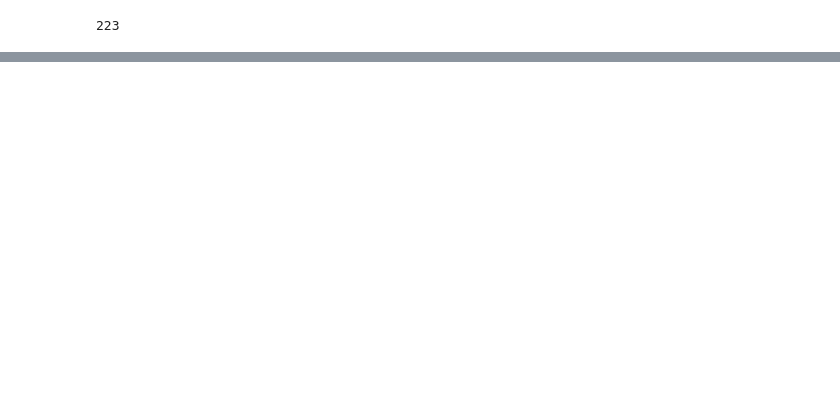
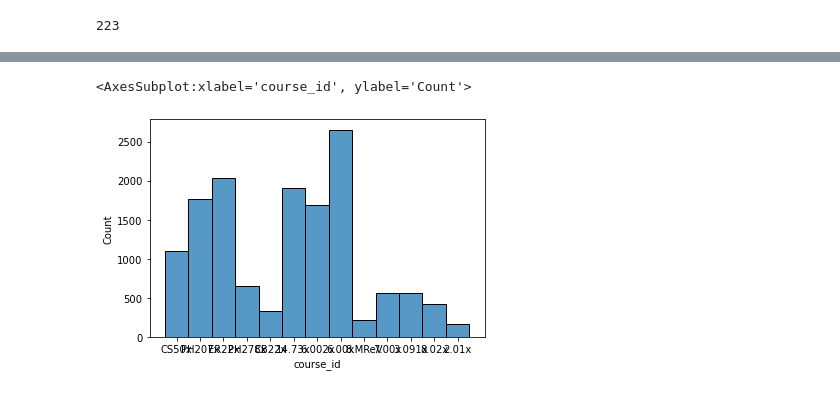
Before and after one commit to ainica/CM3070, a Jupyter notebook: CF.ipynb, the cells around one changed output, grey strips where cells are left out. Cells and saved outputs as stored; diff of their text form; code cells hidden in the pictures; blank space fills up the shorter version.

```diff
--- a/CF.ipynb
+++ b/CF.ipynb
@@ -151,0 +118,5 @@ sns.histplot(df["explored"])
+# %%
+sns.histplot(df[df["certified"]==1], x="course_id")
+# %% [output]
+<AxesSubplot:xlabel='course_id', ylabel='Count'>
+[figure, added]
```
Also changed, not shown: parts of 249 cells of this notebook.
